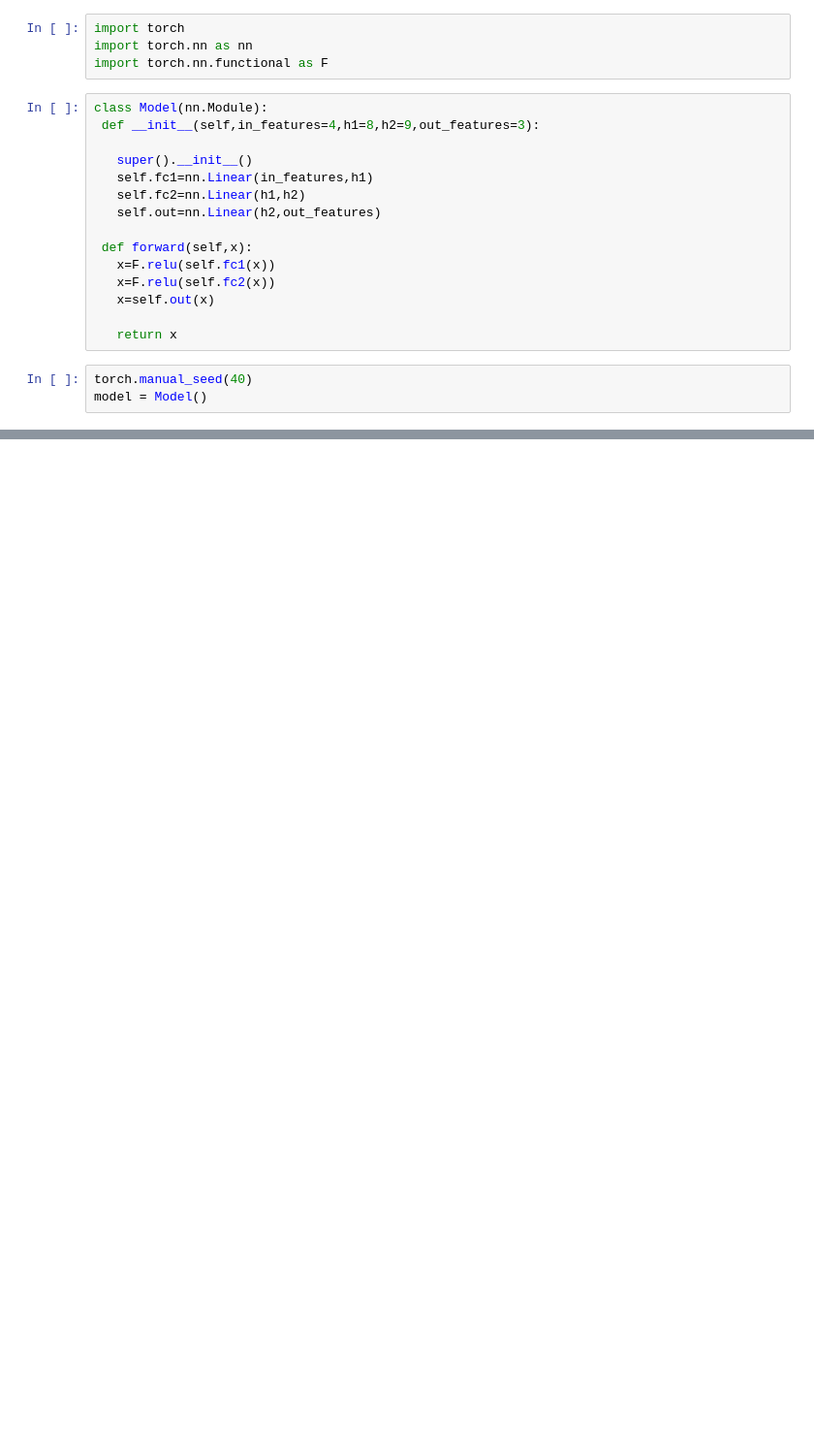
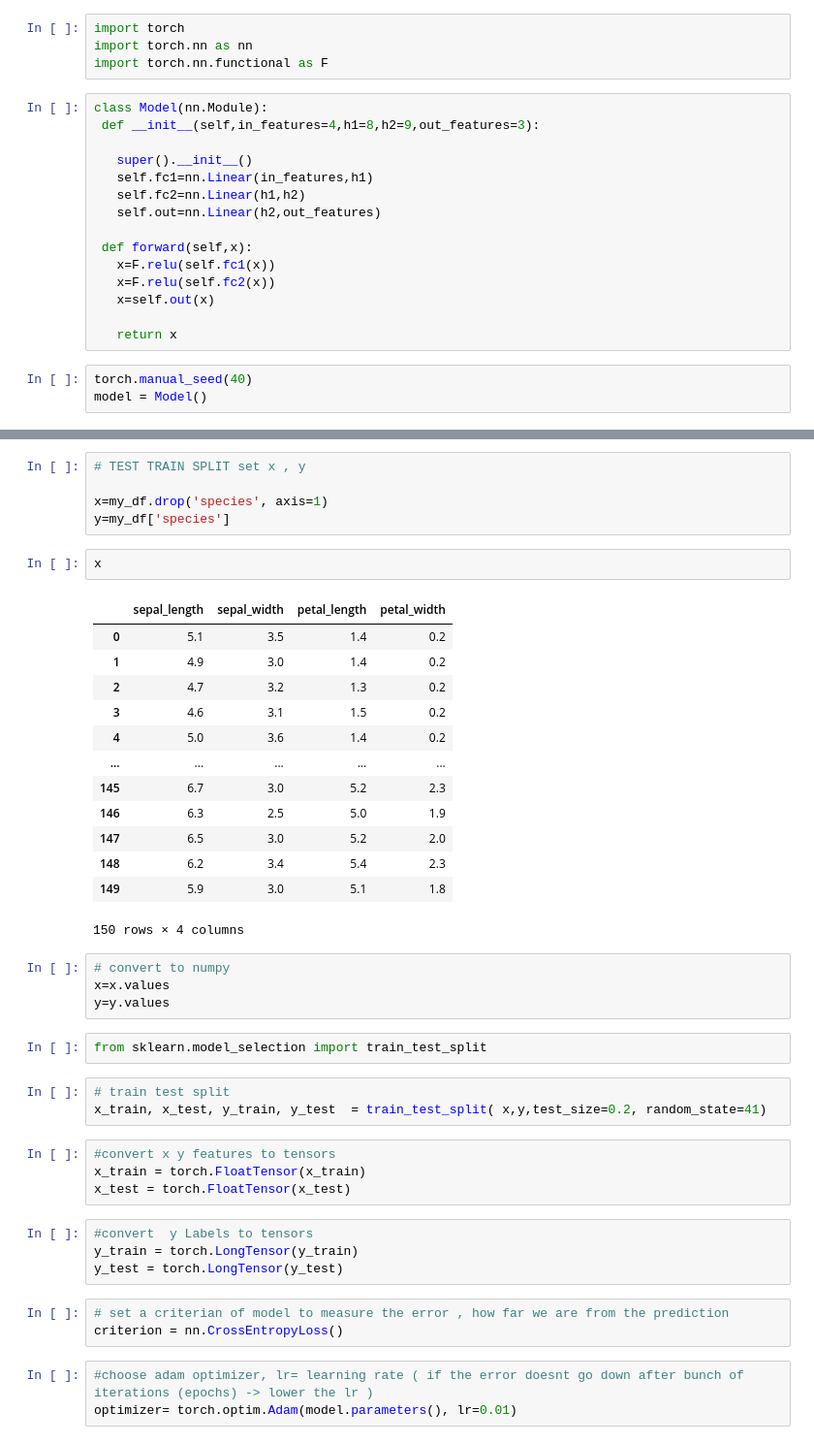
Before and after one commit to harshhxrajputt/Hand-Written-Digit-Recognizion, a Jupyter notebook: Untitled2.ipynb, the cells around one changed output, grey strips where cells are left out. Shown at 97% size. Cells and saved outputs as stored; diff of their text form; blank space fills up the shorter version.

```diff
--- a/Untitled2.ipynb
+++ b/Untitled2.ipynb
@@ -46,0 +72,44 @@ model = Model()
+# %%
+# TEST TRAIN SPLIT set x , y
+
+x=my_df.drop('species', axis=1)
+y=my_df['species']
+# %%
+x
+# %% [output]
+|  | sepal_length | sepal_width | petal_length | petal_width |
+| 0 | 5.1 | 3.5 | 1.4 | 0.2 |
+| 1 | 4.9 | 3.0 | 1.4 | 0.2 |
+| 2 | 4.7 | 3.2 | 1.3 | 0.2 |
+| 3 | 4.6 | 3.1 | 1.5 | 0.2 |
+| 4 | 5.0 | 3.6 | 1.4 | 0.2 |
+| ... | ... | ... | ... | ... |
+| 145 | 6.7 | 3.0 | 5.2 | 2.3 |
+| 146 | 6.3 | 2.5 | 5.0 | 1.9 |
+| 147 | 6.5 | 3.0 | 5.2 | 2.0 |
+| 148 | 6.2 | 3.4 | 5.4 | 2.3 |
+| 149 | 5.9 | 3.0 | 5.1 | 1.8 |
+150 rows × 4 columns
+# %%
+# convert to numpy
+x=x.values
+y=y.values
+# %%
+from sklearn.model_selection import train_test_split
+# %%
+# train test split
+x_train, x_test, y_train, y_test  = train_test_split( x,y,test_size=0.2, random_state=41)
+# %%
+#convert x y features to tensors
+x_train = torch.FloatTensor(x_train)
+x_test = torch.FloatTensor(x_test)
+# %%
+#convert  y Labels to tensors
+y_train = torch.LongTensor(y_train)
+y_test = torch.LongTensor(y_test)
+# %%
+# set a criterian of model to measure the error , how far we are from the prediction
+criterion = nn.CrossEntropyLoss()
+# %%
+#choose adam optimizer, lr= learning rate ( if the error doesnt go down after bunch of iterations (epochs) -> lower the lr )
+optimizer= torch.optim.Adam(model.parameters(), lr=0.01)
```
Also changed, not shown: parts of 8 cells of this notebook.
